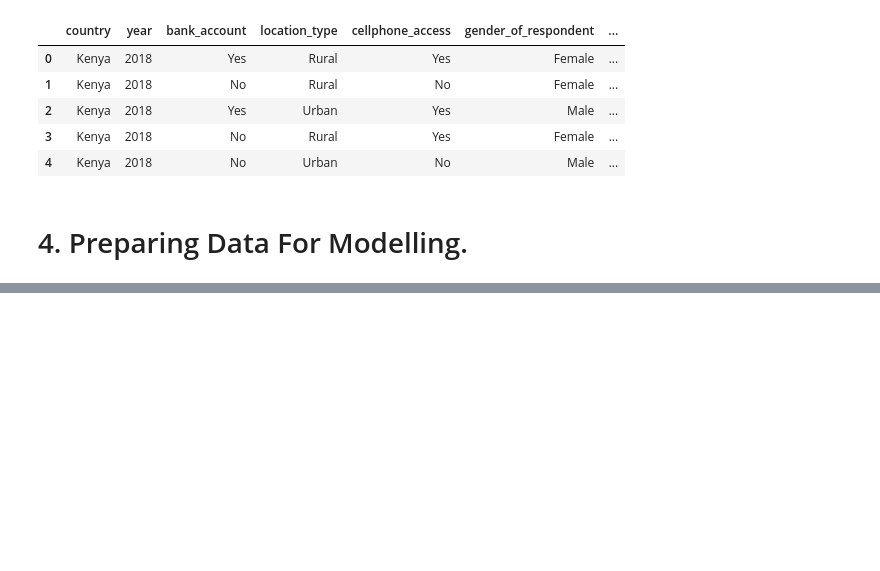
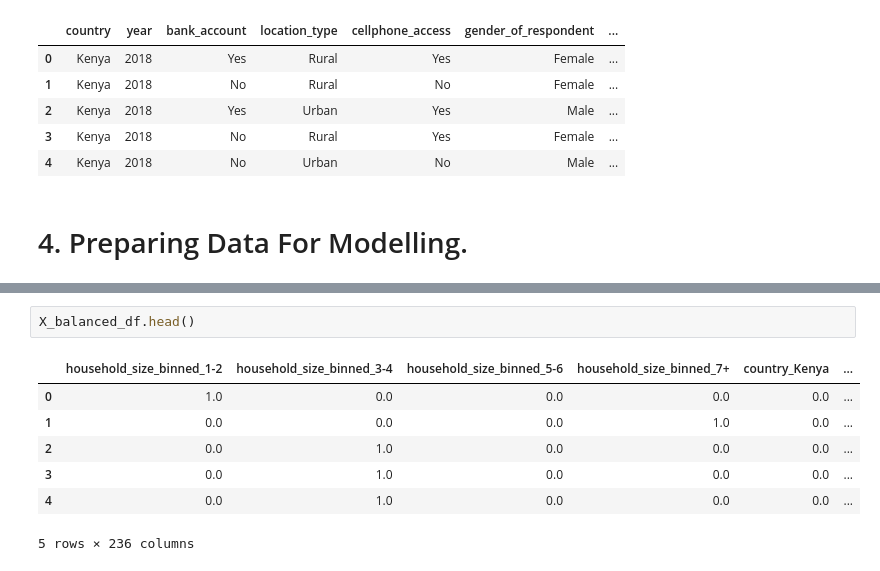
Before and after one commit to KamauGilbert/financial_inclusion_in_africa, a Jupyter notebook: financial_inclusion.ipynb, the cells around one changed output, grey strips where cells are left out. Drawn from its saved outputs; the diff is of its cells as text; blank space fills up the shorter version.

```diff
--- a/financial_inclusion.ipynb
+++ b/financial_inclusion.ipynb
@@ -1538,0 +1880,10 @@ In this section, we are going to prepare our data for modelling. This will invol
+# %%
+X_balanced_df.head()
+# %% [output]
+|  | household_size_binned_1-2 | household_size_binned_3-4 | household_size_binned_5-6 | household_size_binned_7+ | country_Kenya | ... |
+| 0 | 1.0 | 0.0 | 0.0 | 0.0 | 0.0 | ... |
+| 1 | 0.0 | 0.0 | 0.0 | 1.0 | 0.0 | ... |
+| 2 | 0.0 | 1.0 | 0.0 | 0.0 | 0.0 | ... |
+| 3 | 0.0 | 1.0 | 0.0 | 0.0 | 0.0 | ... |
+| 4 | 0.0 | 1.0 | 0.0 | 0.0 | 0.0 | ... |
+5 rows × 236 columns
```
Also changed, not shown: parts of 13 cells of this notebook.
